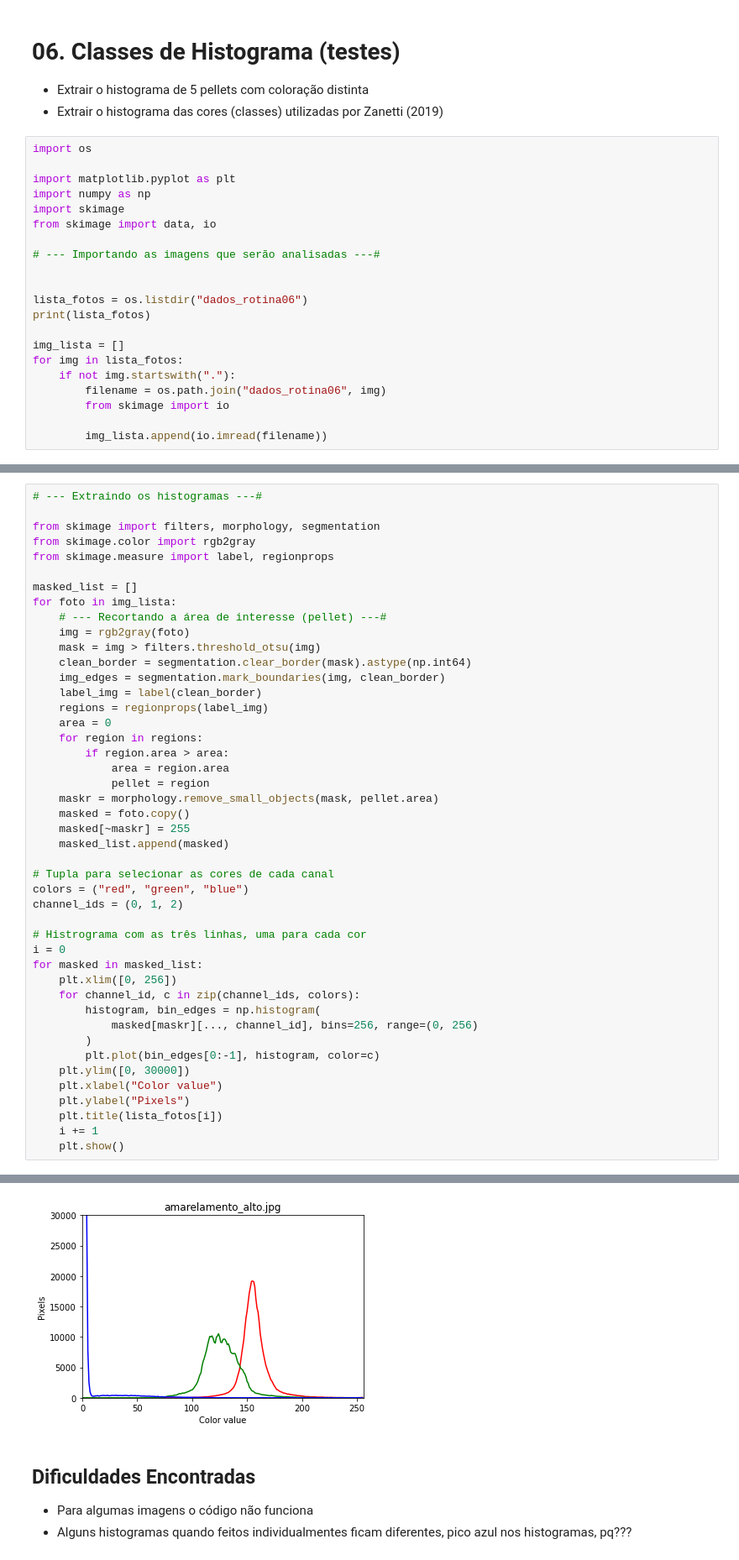
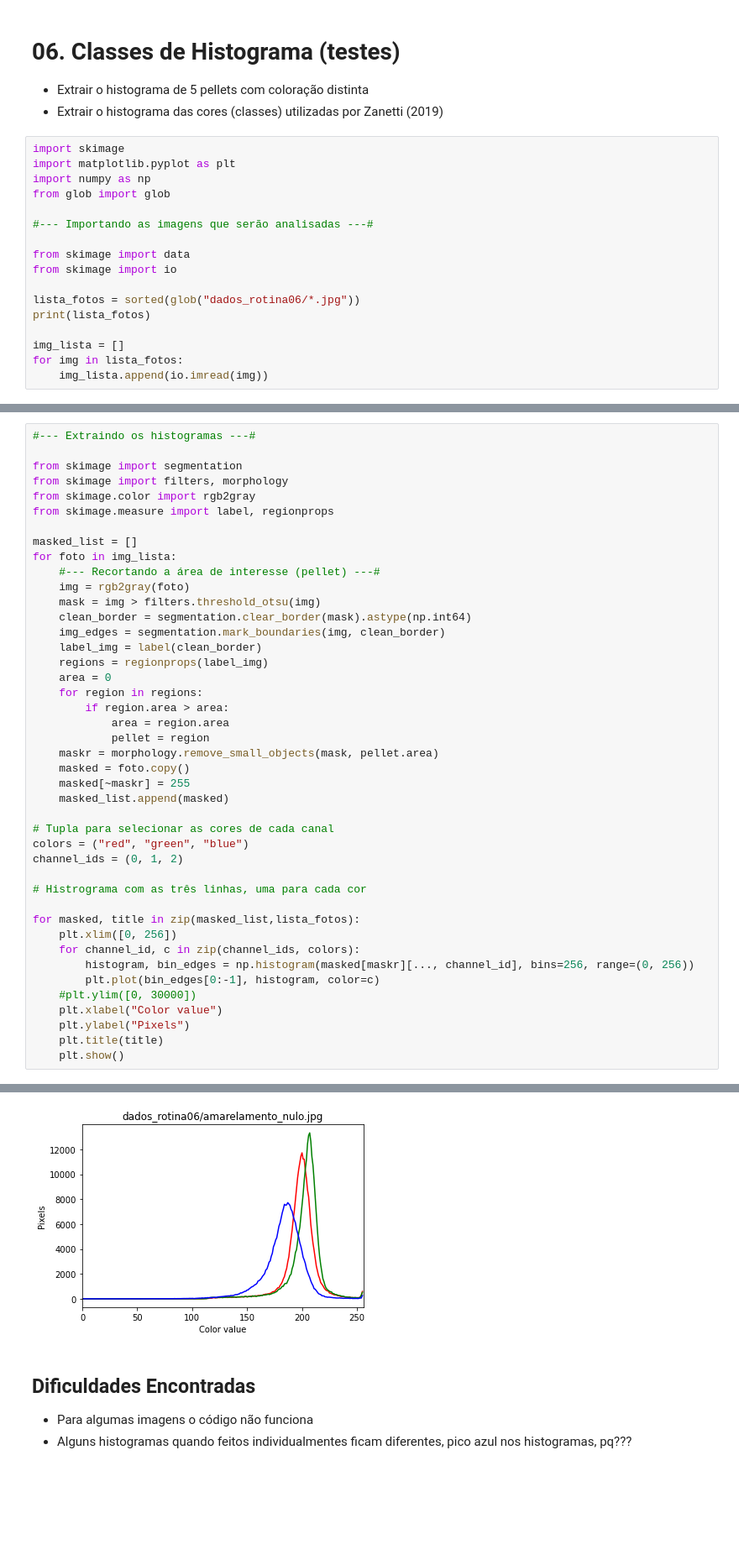
Before and after one commit to LaPoGeoMar/Proj_Pellets_Amarelamento, a Jupyter notebook: notebooks/rotina_06.ipynb, the cells around one changed output, grey strips where cells are left out. Shown at 84% size. Drawn from its saved outputs; the diff is of its cells as text; blank space fills up the shorter version.

Commit message:
atualizei a rotina 06

```diff
--- a/notebooks/rotina_06.ipynb
+++ b/notebooks/rotina_06.ipynb
@@ -8,24 +8,20 @@ Juana Gerevini Bozzetto
 - Extrair o histograma de 5 pellets com coloração distinta
 - Extrair o histograma das cores (classes) utilizadas por Zanetti (2019)
 # %%
-import os
-
+import skimage
 import matplotlib.pyplot as plt
 import numpy as np
-import skimage
-from skimage import data, io
+from glob import glob
 
-# --- Importando as imagens que serão analisadas ---#
+#--- Importando as imagens que serão analisadas ---#
 
+from skimage import data
+from skimage import io
 
-lista_fotos = os.listdir("dados_rotina06")
+lista_fotos = sorted(glob("dados_rotina06/*.jpg"))
 print(lista_fotos)
 
 img_lista = []
 for img in lista_fotos:
-    if not img.startswith("."):
-        filename = os.path.join("dados_rotina06", img)
-        from skimage import io
-
-        img_lista.append(io.imread(filename))
+    img_lista.append(io.imread(img))
 # %% [output]
@@ -33,13 +29,14 @@ for img in lista_fotos:
 # %%
-# --- Extraindo os histogramas ---#
+#--- Extraindo os histogramas ---#
 
-from skimage import filters, morphology, segmentation
+from skimage import segmentation
+from skimage import filters, morphology
 from skimage.color import rgb2gray
 from skimage.measure import label, regionprops
 
 masked_list = []
 for foto in img_lista:
-    # --- Recortando a área de interesse (pellet) ---#
+    #--- Recortando a área de interesse (pellet) ---#
     img = rgb2gray(foto)
     mask = img > filters.threshold_otsu(img)
     clean_border = segmentation.clear_border(mask).astype(np.int64)
@@ -61,18 +58,15 @@ colors = ("red", "green", "blue")
 channel_ids = (0, 1, 2)
 
 # Histrograma com as três linhas, uma para cada cor
-i = 0
-for masked in masked_list:
+
+for masked, title in zip(masked_list,lista_fotos):
     plt.xlim([0, 256])
     for channel_id, c in zip(channel_ids, colors):
-        histogram, bin_edges = np.histogram(
-            masked[maskr][..., channel_id], bins=256, range=(0, 256)
-        )
+        histogram, bin_edges = np.histogram(masked[maskr][..., channel_id], bins=256, range=(0, 256))
         plt.plot(bin_edges[0:-1], histogram, color=c)
-    plt.ylim([0, 30000])
+    #plt.ylim([0, 30000])
     plt.xlabel("Color value")
     plt.ylabel("Pixels")
-    plt.title(lista_fotos[i])
-    i += 1
+    plt.title(title)
     plt.show()
 # %% [output]
@@ -83,4 +77,4 @@ for masked in masked_list:
-[figure, old version]
+[figure, new version]
 # %% [markdown]
 ## Dificuldades Encontradas
 - Para algumas imagens o código não funciona
```
Also changed, not shown: parts of 3 cells of this notebook.
